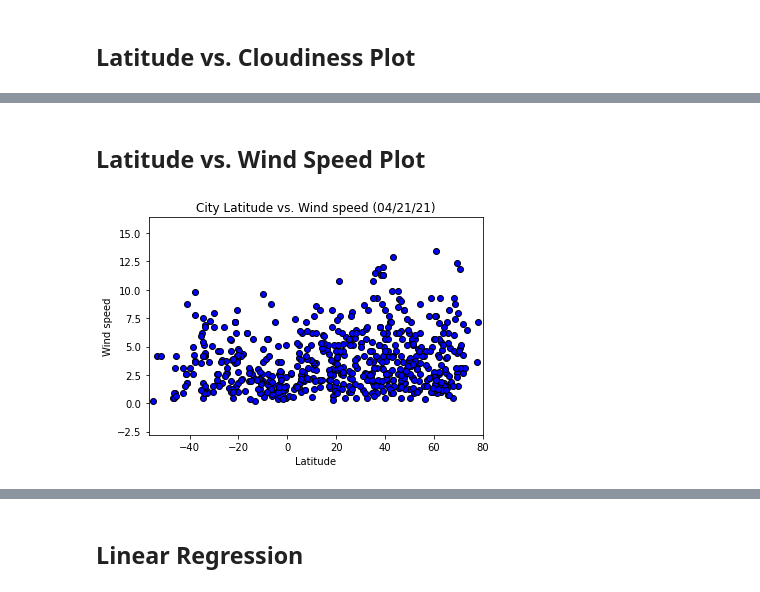
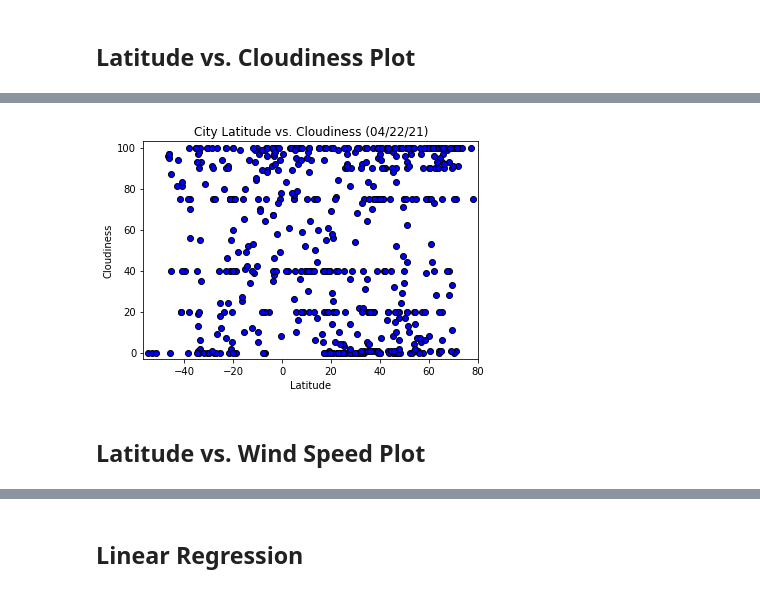
Before and after one commit to DerekLarson77/OpenWeatherMap-API-Visualization, a Jupyter notebook: WeatherPy/WeatherPy.ipynb, the cells around one changed output, grey strips where cells are left out. Drawn from its saved outputs; the diff is of its cells as text; code cells hidden in the pictures.

```diff
--- a/WeatherPy/WeatherPy.ipynb
+++ b/WeatherPy/WeatherPy.ipynb
@@ -234,9 +341,19 @@ Scatterplots_def(x_axis, y_axis)
+# %%
+# Setting two variables as the name of the column in the data_raw DataFrame.
+x_axis = "Latitude"
+y_axis = "Cloudiness"
+
+# Calling our Scatterplots_def function and telling it to print the image as "fig3"
+Scatterplots_def(x_axis, y_axis, PNGname="fig3")
+
+# Printing what can be seen from the graph.
+print("The percent Cloudiness where negative Latitude is closer to the south pole,""
+print("and positive Latitude is closer to teh north pole.")
+print()
+print("North, south and close to the equator can have low and high Cloudiness.")
+print("There are a lot of density at some rounded numbers, ie:  0, 20, 40, 75, and 100.")
+print("This is due to human rounding by meteoroligist.")
+# %% [output]
+[figure, added]
 # %% [markdown]
 ## Latitude vs. Wind Speed Plot
-# %%
-x_axis = "Latitude"
-y_axis = "Wind Speed"
-
-Scatterplots_def(x_axis, y_axis)
-# %% [output]
-[figure, removed]
```
Also changed, not shown: parts of 16 cells of this notebook.
